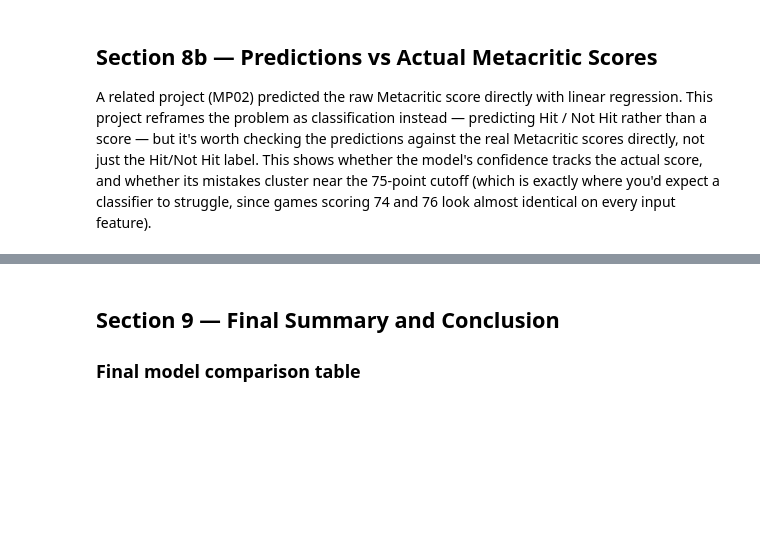
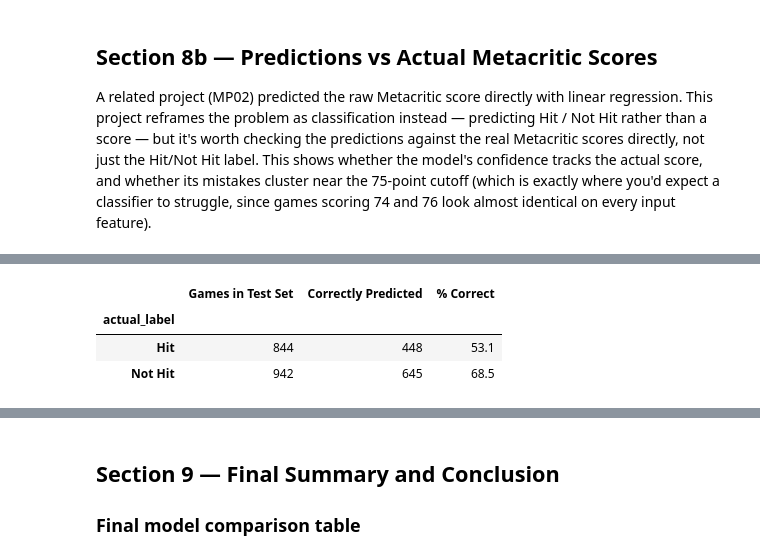
Before and after one commit to brighthikaru/game-success-classifier, a Jupyter notebook: notebooks/MP03_Game_Success_Classifier.ipynb, the cells around one changed output, grey strips where cells are left out. Saved outputs shown, nothing was run; the diff lists cells and outputs as text; code cells hidden in the pictures; blank space fills up the shorter version.

```diff
--- a/notebooks/MP03_Game_Success_Classifier.ipynb
+++ b/notebooks/MP03_Game_Success_Classifier.ipynb
@@ -1426,0 +1504,23 @@ The example rows make the pattern concrete. The confident, correct predictions a
+# %%
+# A different cut of the same predictions: instead of grouping by score range,
+# group by the actual Hit/Not Hit label itself. This answers "of all the real Hits
+# in the test set, what % did the model correctly call Hit?" and the same for Not Hit.
+class_breakdown = (test_comparison
+                    .assign(actual_label=test_comparison['hit'].map({1: 'Hit', 0: 'Not Hit'}))
+                    .groupby('actual_label', observed=True)
+                    .agg(n=('correct', 'size'), n_correct=('correct', 'sum'))
+                    .assign(pct_correct=lambda d: (d['n_correct'] / d['n'] * 100).round(1))
+                    .reindex(['Hit', 'Not Hit']))
+
+class_breakdown = class_breakdown.rename(columns={
+    'n': 'Games in Test Set',
+    'n_correct': 'Correctly Predicted',
+    'pct_correct': '% Correct',
+})
+
+display(class_breakdown)
+# %% [output]
+|  | Games in Test Set | Correctly Predicted | % Correct |
+| actual_label |  |  |  |
+| Hit | 844 | 448 | 53.1 |
+| Not Hit | 942 | 645 | 68.5 |
```
Also changed, not shown: parts of 13 cells of this notebook, 2 other files.
